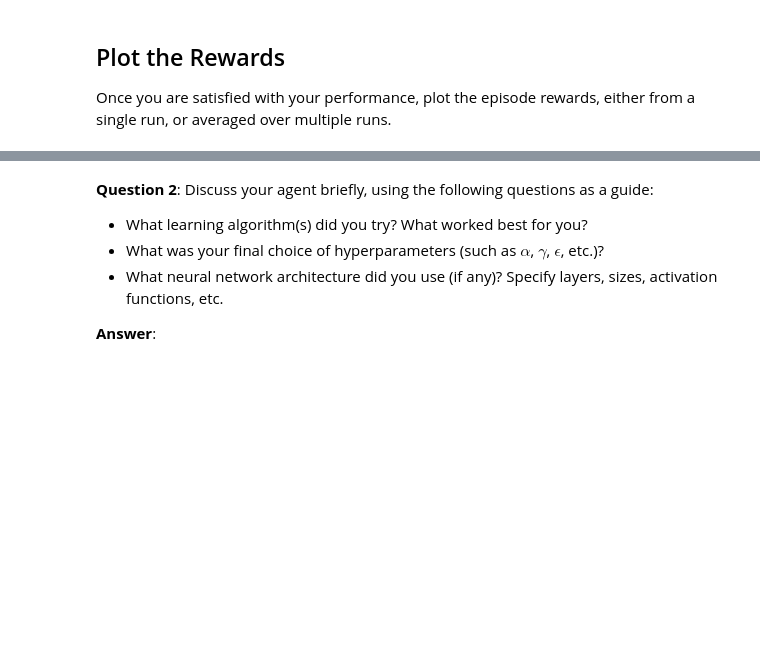
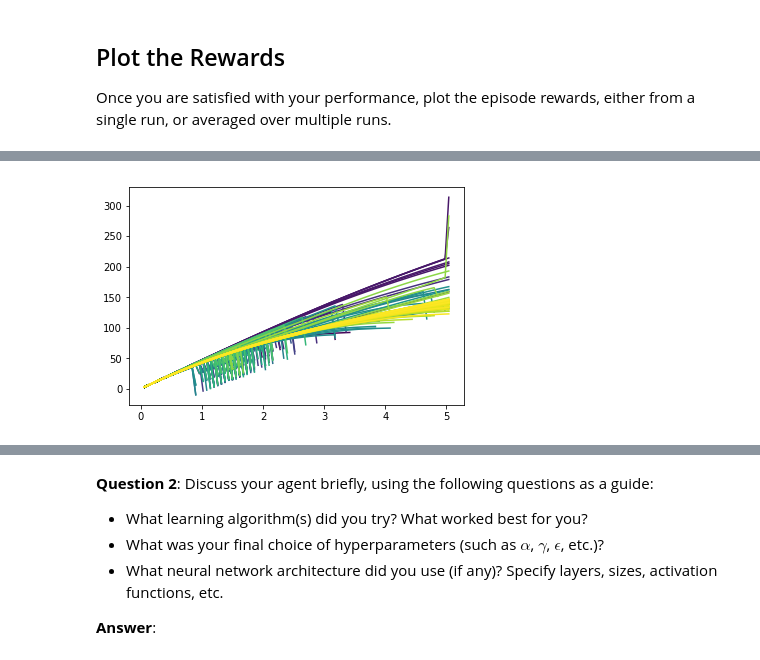
Before and after one commit to corasantos/Udacity-ML-Engineer-Nanodegree, a Jupyter notebook: Reinforcement Learning - Quadcopter/Quadcopter_Project.ipynb, the cells around one changed output, grey strips where cells are left out. Cells and saved outputs as stored; diff of their text form; code cells hidden in the pictures; blank space fills up the shorter version.

```diff
--- a/Reinforcement Learning - Quadcopter/Quadcopter_Project.ipynb
+++ b/Reinforcement Learning - Quadcopter/Quadcopter_Project.ipynb
@@ -396,0 +365,10 @@ Once you are satisfied with your performance, plot the episode rewards, either f
+# %%
+sample = results1[['episode','time','z','reward']][results1['episode'].isin(lista)]
+count = 0
+for iepisode in sample['episode'].unique():
+    plt.plot(sample['time'][sample['episode']==iepisode],
+             sample['reward'][sample['episode']==iepisode],
+             c=cm.viridis(count/len(lista)))
+    count+=1
+# %% [output]
+[figure, added]
```
Also changed, not shown: parts of 25 cells of this notebook, 3 other files.
